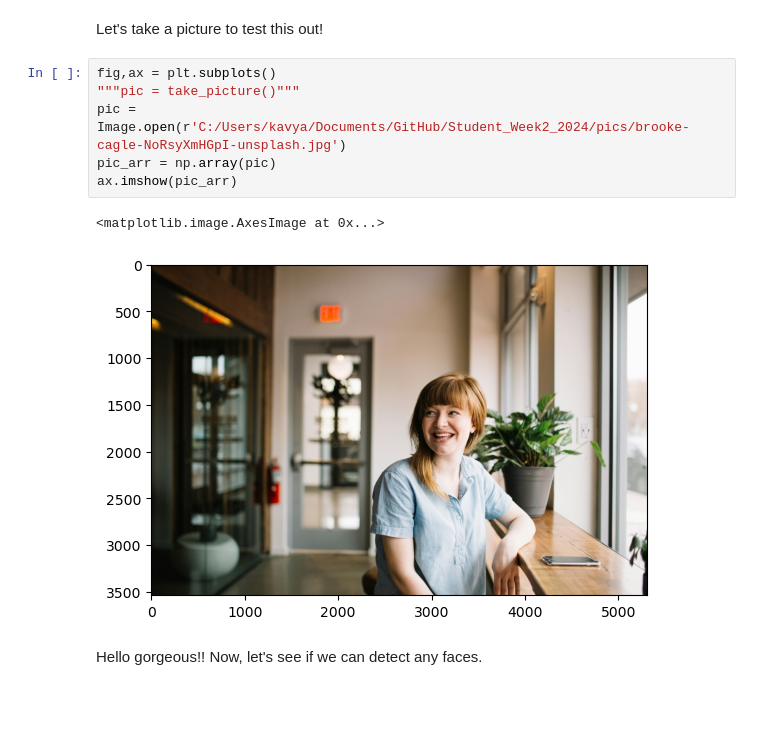
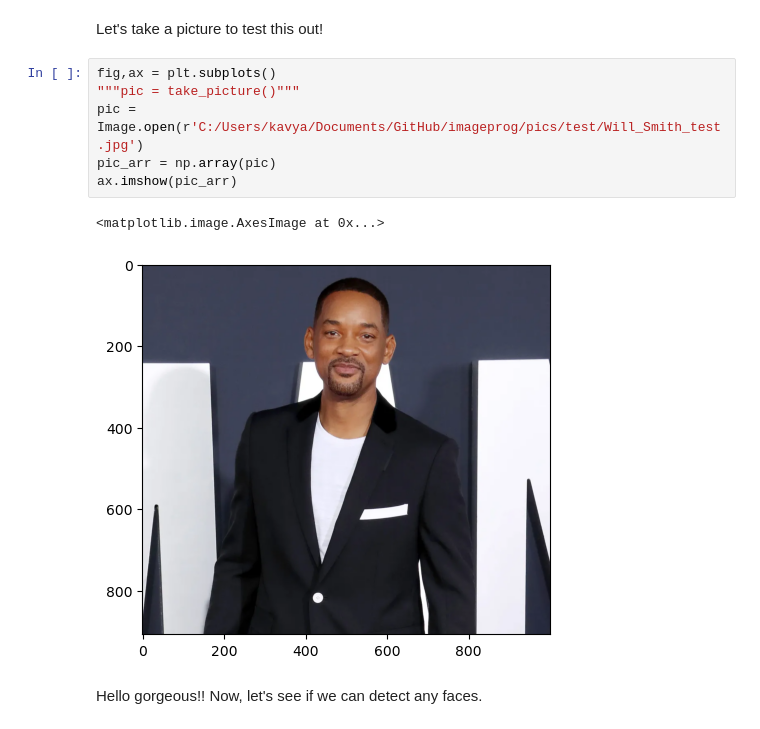
Before and after one commit to thekavyakarthik/facenet_models, a Jupyter notebook: facenet_tutorial.ipynb, the cells around one changed output. Saved outputs shown, nothing was run; the diff lists cells and outputs as text; blank space fills up the shorter version.

Commit message:
use for final image generation

```diff
--- a/facenet_tutorial.ipynb
+++ b/facenet_tutorial.ipynb
@@ -20,12 +20,12 @@ Let's take a picture to test this out!
 # %%
 fig,ax = plt.subplots()
 """pic = take_picture()"""
-pic = Image.open(r'C:/Users/kavya/Documents/GitHub/Student_Week2_2024/pics/brooke-cagle-NoRsyXmHGpI-unsplash.jpg')
+pic = Image.open(r'C:/Users/kavya/Documents/GitHub/imageprog/pics/test/Will_Smith_test.jpg')
 pic_arr = np.array(pic)
 ax.imshow(pic_arr)
 # %% [output]
 <matplotlib.image.AxesImage at 0x...>
-[figure, old version]
+[figure, new version]
 # %% [markdown]
 Hello gorgeous!! Now, let's see if we can detect any faces.
 # %%
```
Also changed, not shown: parts of 4 cells of this notebook.
